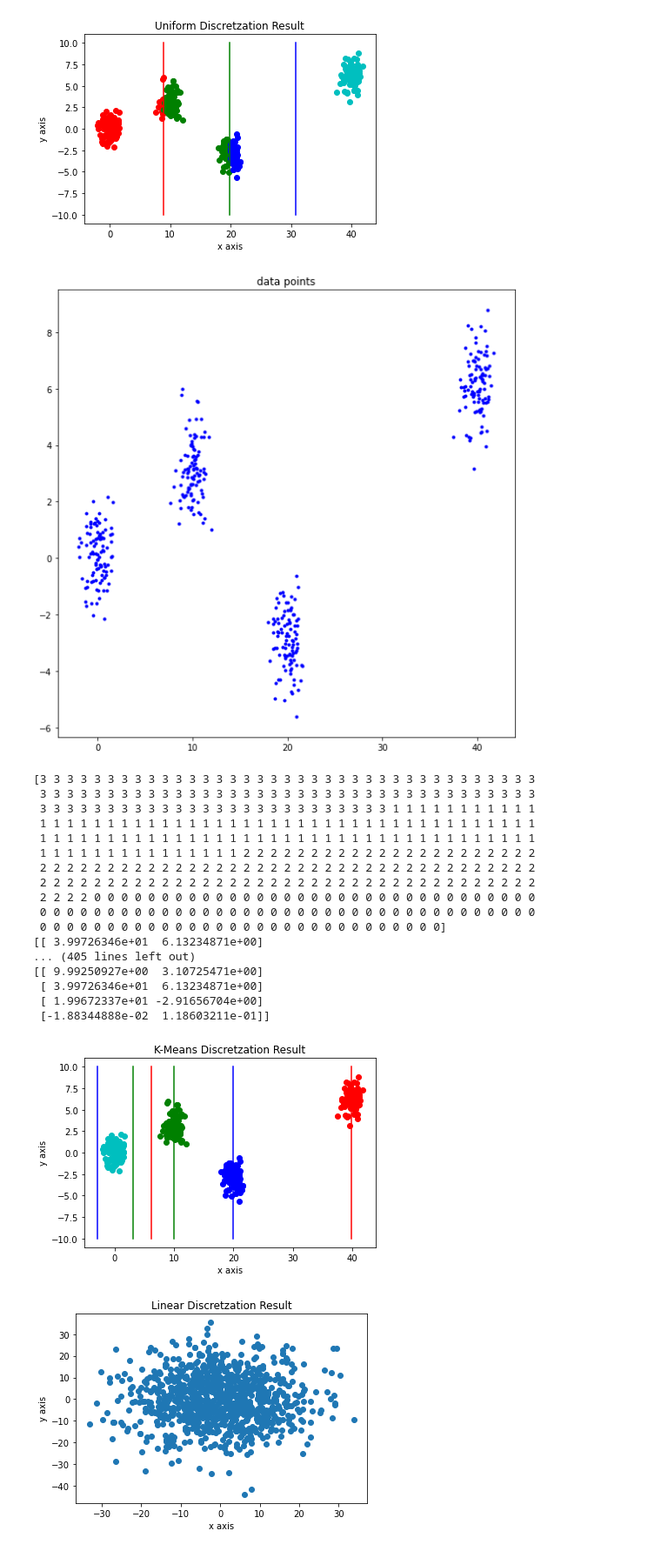
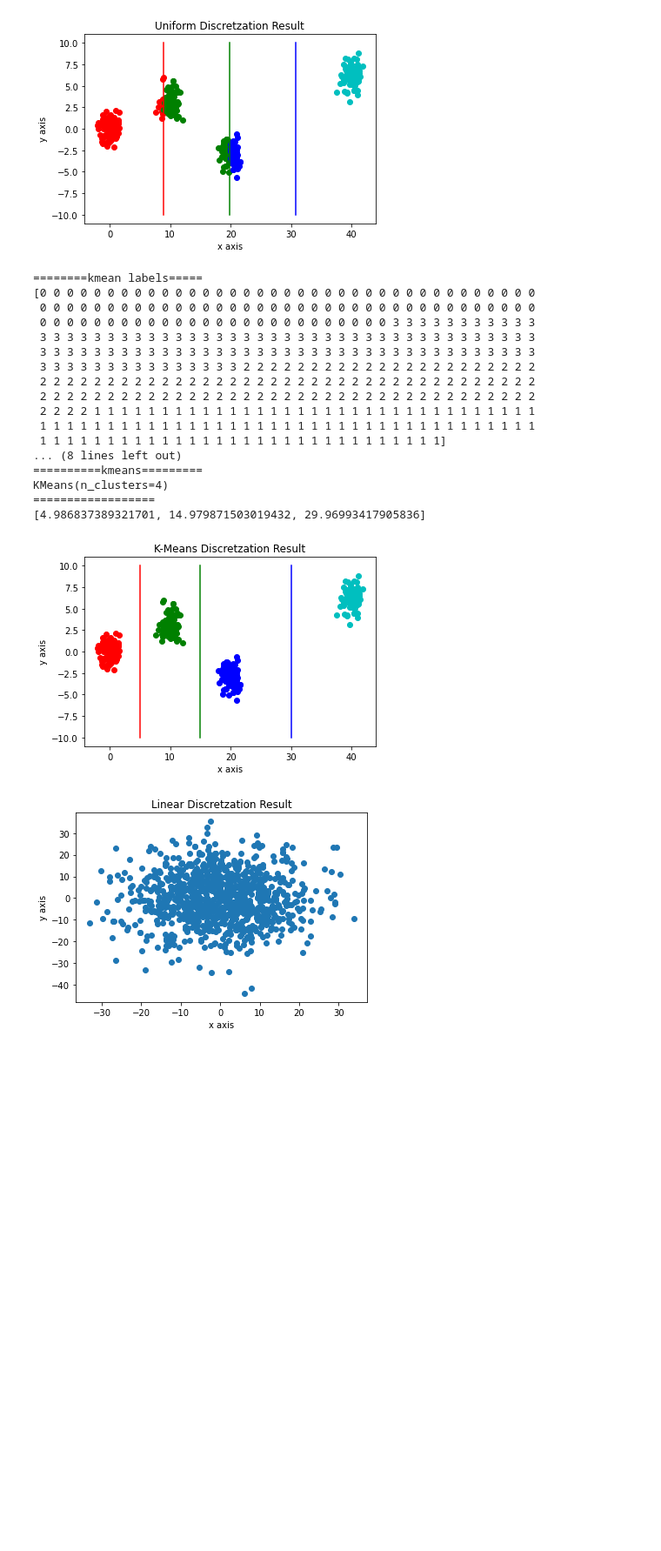
Before and after one commit to ChongHyeonKim/ChongHyeonKim, a Jupyter notebook: Data_Visualization_Homework_1.ipynb, the cells around one changed output. Shown: that part at 87% size. Cells and saved outputs as stored; diff of their text form; code cells hidden in the pictures; blank space fills up the shorter version.

```diff
--- a/Data_Visualization_Homework_1.ipynb
+++ b/Data_Visualization_Homework_1.ipynb
@@ -64,73 +64,76 @@ intervalues of x = [8.929305099370136, 19.865798041712488, 30.80229098405484]
 from sklearn.cluster import KMeans
 
 ####### BLANK #######
-
+"""
 plt.figure(figsize=(8,8))
 plt.plot(x, y,'.', color = 'blue')
 plt.title('data points')
 plt.tight_layout()
 plt.show()
-
+"""
 #############################
 
-#kmeans = KMeans(n_clusters = 4, init='k-means++').fit(x)
+
 data = np.array([x,y])
 data = np.transpose(data)
 #kmeans = KMeans(n_clusters = 4, random_state=0).fit(data)
 kmeans = KMeans(n_clusters = 4, init='k-means++').fit(data)
+print("========kmean labels=====")
 print(kmeans.labels_)
+print("======== kmeans cluster centers")
 print(kmeans.cluster_centers_)
-#labels = kmeans.labels_
-#interval_values = kmeans.cluster_centers_
+labels = kmeans.labels_
+center_values = kmeans.cluster_centers_[:,0]
+center_values = np.sort(center_values)
+interval_values = []
+for i in range (3):
+  mid_point = (center_values[i+1] + center_values[i]) / 2
+  interval_values.append(mid_point)
 
-print(data)
+print("==========data=========")
+#print(data)
+print("==========data,shape=========")
 print(data.shape)
+print("==========kmeans=========")
 print(kmeans)
+print("==================")
 
 #####################
 
 print(interval_values)
 labels = np.sum(np.reshape(x, [-1,1]) > np.reshape(interval_values, [1,-1]), axis=1)
 
 ### Plot...
 plt.clf()
 colors = ['r', 'g', 'b', 'c']
 for i in range(4):
-  #plt.scatter(x[labels==i],y[labels==i], color=colors[i])
-  plt.scatter(x[kmeans.labels_==i],y[kmeans.labels_==i], color=colors[i])
-
-
+  plt.scatter(x[labels==i],y[labels==i], color=colors[i])
 for i in range(3):
-  #plt.plot([interval_values[i], interval_values[i]], [-10, 10], color=colors[i])
-  plt.plot([kmeans.cluster_centers_[i], kmeans.cluster_centers_[i]], [-10, 10], color=colors[i])
-  #plt.plot([kmeans.cluster_centers_[i] ], [-10, 10], color=colors[i])
-
+  plt.plot([interval_values[i], interval_values[i]], [-10, 10], color=colors[i])
 plt.plot()
-
 plt.xlabel("x axis")
 plt.ylabel("y axis")
 plt.title("K-Means Discretzation Result")
 plt.show()
 # %% [output]
+========kmean labels=====
+[0 0 0 0 0 0 0 0 0 0 0 0 0 0 0 0 0 0 0 0 0 0 0 0 0 0 0 0 0 0 0 0 0 0 0 0 0
+ 0 0 0 0 0 0 0 0 0 0 0 0 0 0 0 0 0 0 0 0 0 0 0 0 0 0 0 0 0 0 0 0 0 0 0 0 0
+ 0 0 0 0 0 0 0 0 0 0 0 0 0 0 0 0 0 0 0 0 0 0 0 0 0 0 3 3 3 3 3 3 3 3 3 3 3
+ 3 3 3 3 3 3 3 3 3 3 3 3 3 3 3 3 3 3 3 3 3 3 3 3 3 3 3 3 3 3 3 3 3 3 3 3 3
+ 3 3 3 3 3 3 3 3 3 3 3 3 3 3 3 3 3 3 3 3 3 3 3 3 3 3 3 3 3 3 3 3 3 3 3 3 3
+ 3 3 3 3 3 3 3 3 3 3 3 3 3 3 3 2 2 2 2 2 2 2 2 2 2 2 2 2 2 2 2 2 2 2 2 2 2
+ 2 2 2 2 2 2 2 2 2 2 2 2 2 2 2 2 2 2 2 2 2 2 2 2 2 2 2 2 2 2 2 2 2 2 2 2 2
+ 2 2 2 2 2 2 2 2 2 2 2 2 2 2 2 2 2 2 2 2 2 2 2 2 2 2 2 2 2 2 2 2 2 2 2 2 2
+ 2 2 2 2 1 1 1 1 1 1 1 1 1 1 1 1 1 1 1 1 1 1 1 1 1 1 1 1 1 1 1 1 1 1 1 1 1
+ 1 1 1 1 1 1 1 1 1 1 1 1 1 1 1 1 1 1 1 1 1 1 1 1 1 1 1 1 1 1 1 1 1 1 1 1 1
+ 1 1 1 1 1 1 1 1 1 1 1 1 1 1 1 1 1 1 1 1 1 1 1 1 1 1 1 1 1 1]
+... (8 lines left out)
+==========kmeans=========
+KMeans(n_clusters=4)
+==================
+[4.986837389321701, 14.979871503019432, 29.96993417905836]
-[figure, old version]
+[figure, new version]
-[3 3 3 3 3 3 3 3 3 3 3 3 3 3 3 3 3 3 3 3 3 3 3 3 3 3 3 3 3 3 3 3 3 3 3 3 3
- 3 3 3 3 3 3 3 3 3 3 3 3 3 3 3 3 3 3 3 3 3 3 3 3 3 3 3 3 3 3 3 3 3 3 3 3 3
- 3 3 3 3 3 3 3 3 3 3 3 3 3 3 3 3 3 3 3 3 3 3 3 3 3 3 1 1 1 1 1 1 1 1 1 1 1
- 1 1 1 1 1 1 1 1 1 1 1 1 1 1 1 1 1 1 1 1 1 1 1 1 1 1 1 1 1 1 1 1 1 1 1 1 1
- 1 1 1 1 1 1 1 1 1 1 1 1 1 1 1 1 1 1 1 1 1 1 1 1 1 1 1 1 1 1 1 1 1 1 1 1 1
- 1 1 1 1 1 1 1 1 1 1 1 1 1 1 1 2 2 2 2 2 2 2 2 2 2 2 2 2 2 2 2 2 2 2 2 2 2
- 2 2 2 2 2 2 2 2 2 2 2 2 2 2 2 2 2 2 2 2 2 2 2 2 2 2 2 2 2 2 2 2 2 2 2 2 2
- 2 2 2 2 2 2 2 2 2 2 2 2 2 2 2 2 2 2 2 2 2 2 2 2 2 2 2 2 2 2 2 2 2 2 2 2 2
- 2 2 2 2 0 0 0 0 0 0 0 0 0 0 0 0 0 0 0 0 0 0 0 0 0 0 0 0 0 0 0 0 0 0 0 0 0
- 0 0 0 0 0 0 0 0 0 0 0 0 0 0 0 0 0 0 0 0 0 0 0 0 0 0 0 0 0 0 0 0 0 0 0 0 0
- 0 0 0 0 0 0 0 0 0 0 0 0 0 0 0 0 0 0 0 0 0 0 0 0 0 0 0 0 0 0]
-[[ 3.99726346e+01  6.13234871e+00]
-... (405 lines left out)
-[[ 9.99250927e+00  3.10725471e+00]
- [ 3.99726346e+01  6.13234871e+00]
- [ 1.99672337e+01 -2.91656704e+00]
- [-1.88344888e-02  1.18603211e-01]]
-[figure, removed]
 # %%
 ### Problem 2. Various Distribution
 x, y = np.load('D:\chkim\chkim_personal\python\Data_visualization\homework1\problem2.npy')
```
Also changed, not shown: parts of 2 cells of this notebook.
